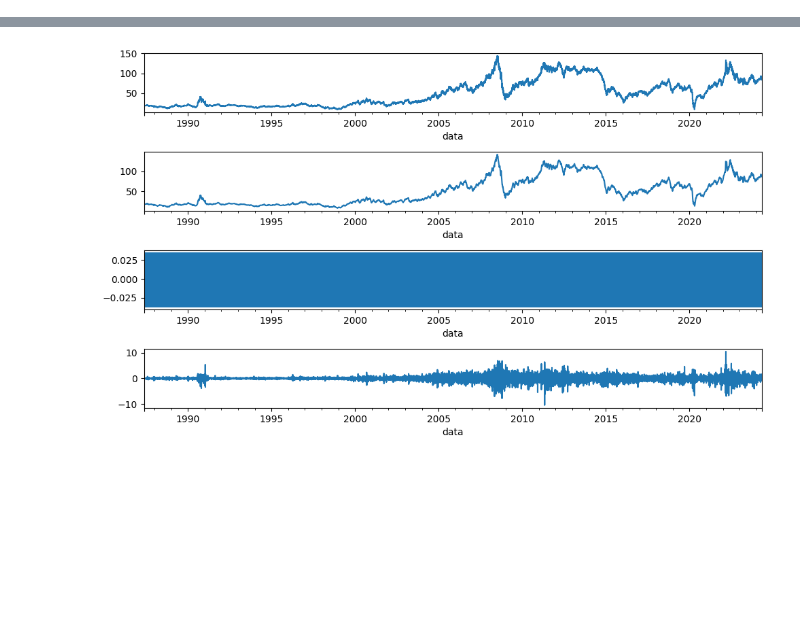
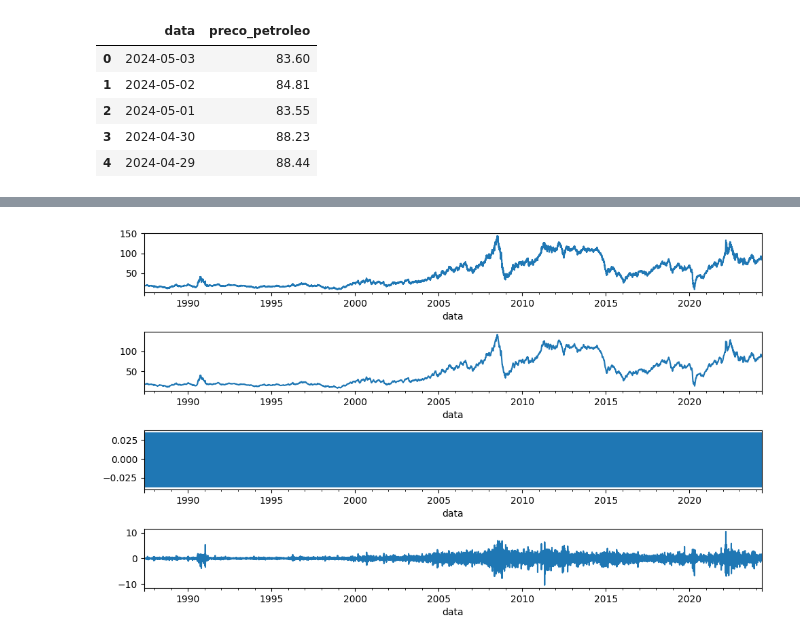
Before and after one commit to sergiolvelloso/grupo119-dtat-brent-price, a Jupyter notebook: dev-modelo.ipynb, the cells around one changed output, grey strips where cells are left out. Saved outputs shown, nothing was run; the diff lists cells and outputs as text; code cells hidden in the pictures; blank space fills up the shorter version.

```diff
--- a/dev-modelo.ipynb
+++ b/dev-modelo.ipynb
@@ -90,0 +98,9 @@ df_eda = df_eda.asfreq('D').fillna(method='ffill')
+# %%
+df_eda.head()
+# %% [output]
+|  | data | preco_petroleo |
+| 0 | 2024-05-03 | 83.60 |
+| 1 | 2024-05-02 | 84.81 |
+| 2 | 2024-05-01 | 83.55 |
+| 3 | 2024-04-30 | 88.23 |
+| 4 | 2024-04-29 | 88.44 |
```
Also changed, not shown: parts of 15 cells of this notebook, 1 other file.
